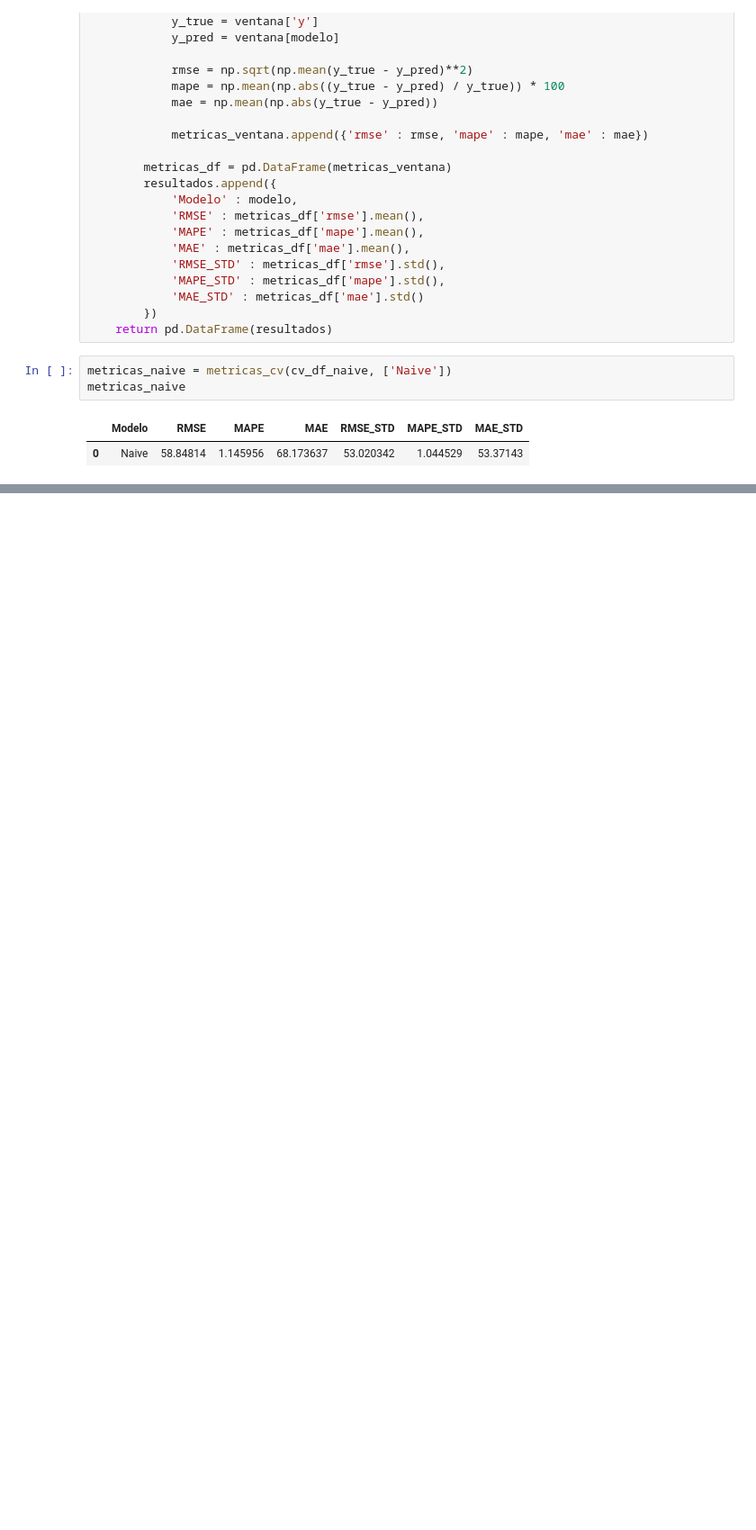
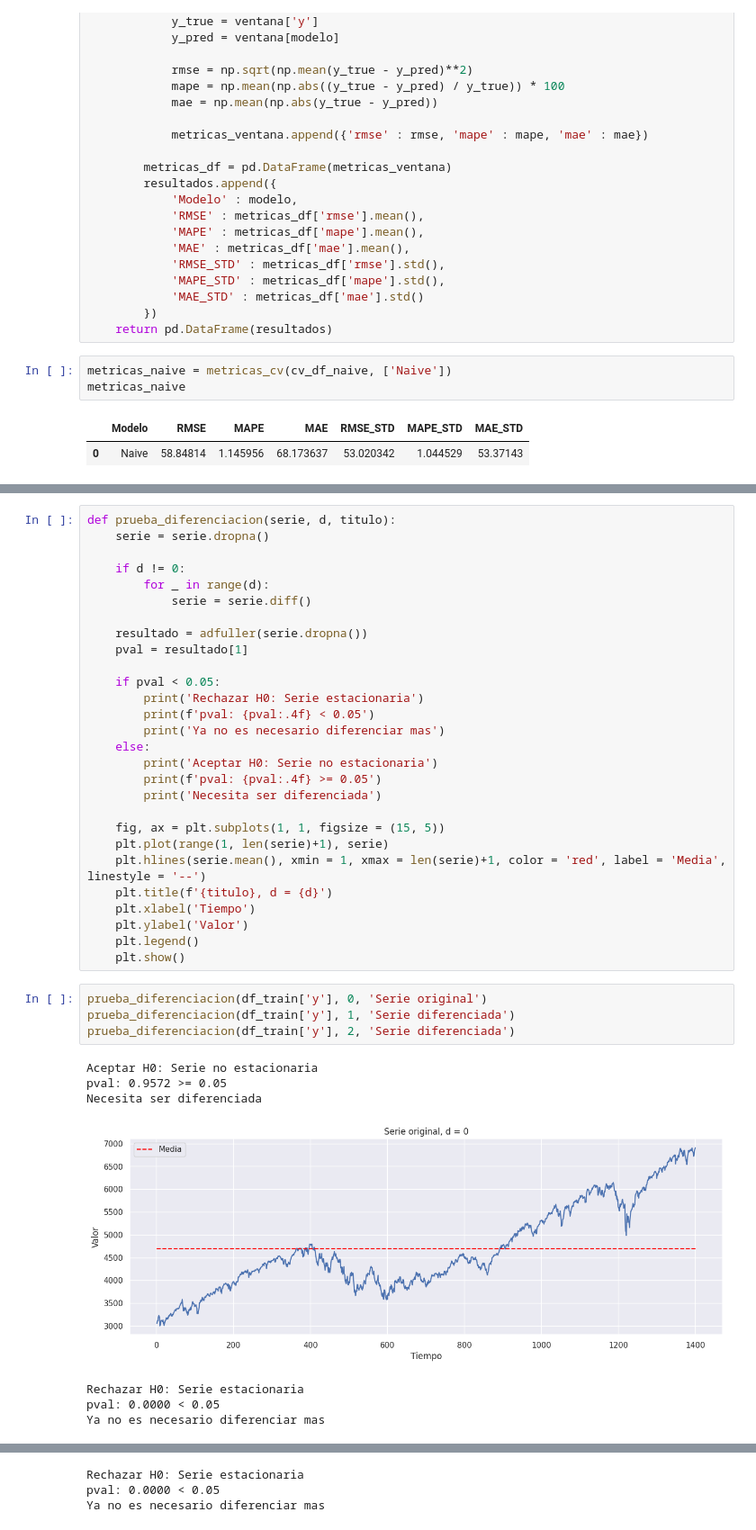
Before and after one commit to JairRamosG/Series_de_Tiempo, a Jupyter notebook: 06_ARIMA/ARIMA(p, d, q).ipynb, the cells around one changed output, grey strips where cells are left out. Shown at 90% size. Cells and saved outputs as stored; diff of their text form; blank space fills up the shorter version.

```diff
--- a/06_ARIMA/ARIMA(p, d, q).ipynb
+++ b/06_ARIMA/ARIMA(p, d, q).ipynb
@@ -156,0 +176,40 @@ metricas_naive
+# %%
+def prueba_diferenciacion(serie, d, titulo):
+    serie = serie.dropna()
+
+    if d != 0:
+        for _ in range(d):
+            serie = serie.diff()
+
+    resultado = adfuller(serie.dropna())
+    pval = resultado[1]
+
+    if pval < 0.05:
+        print('Rechazar H0: Serie estacionaria')
+        print(f'pval: {pval:.4f} < 0.05')
+        print('Ya no es necesario diferenciar mas')
+    else:
+        print('Aceptar H0: Serie no estacionaria')
+        print(f'pval: {pval:.4f} >= 0.05')
+        print('Necesita ser diferenciada')
+
+    fig, ax = plt.subplots(1, 1, figsize = (15, 5))
+    plt.plot(range(1, len(serie)+1), serie)
+    plt.hlines(serie.mean(), xmin = 1, xmax = len(serie)+1, color = 'red', label = 'Media', linestyle = '--')
+    plt.title(f'{titulo}, d = {d}')
+    plt.xlabel('Tiempo')
+    plt.ylabel('Valor')
+    plt.legend()
+    plt.show()
+# %%
+prueba_diferenciacion(df_train['y'], 0, 'Serie original')
+prueba_diferenciacion(df_train['y'], 1, 'Serie diferenciada')
+prueba_diferenciacion(df_train['y'], 2, 'Serie diferenciada')
+# %% [output]
+Aceptar H0: Serie no estacionaria
+pval: 0.9572 >= 0.05
+Necesita ser diferenciada
+[figure, added]
+Rechazar H0: Serie estacionaria
+pval: 0.0000 < 0.05
+Ya no es necesario diferenciar mas
@@ -156,0 +217,3 @@ metricas_naive
+Rechazar H0: Serie estacionaria
+pval: 0.0000 < 0.05
+Ya no es necesario diferenciar mas
```
Also changed, not shown: parts of 4 cells of this notebook.
